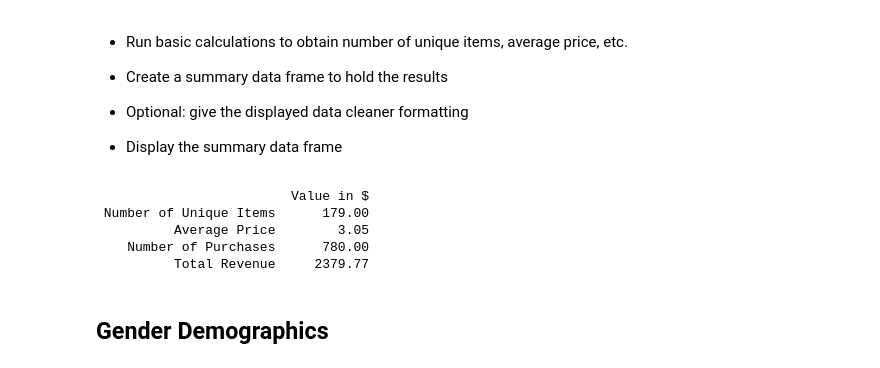
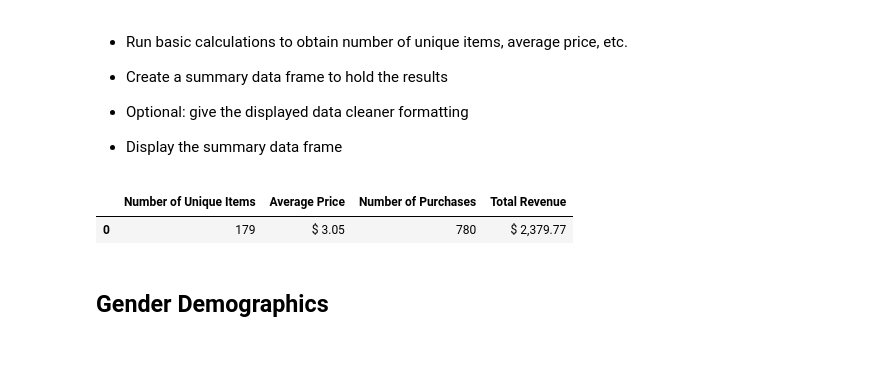
Before and after one commit to daysthroughcode/pandas-challenge, a Jupyter notebook: HeroesOfPymoli/HeroesOfPymoli.ipynb, the cells around one changed output. Drawn from its saved outputs; the diff is of its cells as text; code cells hidden in the pictures.

```diff
--- a/HeroesOfPymoli/HeroesOfPymoli.ipynb
+++ b/HeroesOfPymoli/HeroesOfPymoli.ipynb
@@ -109,35 +115,38 @@ print(play_sum_df.to_string(index=False))
 
 * Display the summary data frame
 # %%
+sum_df = pd.DataFrame(index=[0])
+
 #Count Unique Items
 
 items = pd.unique(df.Item_ID)
-item_count = len(items)
+items_count = len(items)
+sum_df['Number of Unique Items'] = [items_count]
 
 #Calculate Average Price
 
 price_mean = df['Price'].mean()
-price_mean = round(price_mean, 2)
+sum_df['Average Price'] = [round(price_mean, 2)]
 
 #Calculate Total Purchases
 
 total_purch = df['Purchase_ID'].count()
+sum_df['Number of Purchases'] = [total_purch]
 
 #Total Revenue
 
 total_rev = df['Price'].sum()
+sum_df['Total Revenue'] = [total_rev]
 
-#Print Results
+#Fix Styling for Summary DF
+sum_df = sum_df.head(1).style.format({"Average Price": "${:15,.2f}","Total Revenue": "${:15,.2f}"}).set_properties(**{'text-align': 'left'})
 
-data_sum = (["Number of Unique Items", item_count], ["Average Price", price_mean], ["Number of Purchases",total_purch],["Total Revenue", total_rev])
-sum_df = pd.DataFrame(data_sum, columns=['','Value in $'])
-print(sum_df.to_string(index=False))
+#call summary
+
+sum_df
 # %% [output]
-                         Value in $
- Number of Unique Items      179.00
-          Average Price        3.05
-    Number of Purchases      780.00
-          Total Revenue     2379.77
+|  | Number of Unique Items | Average Price | Number of Purchases | Total Revenue |
+| 0 | 179 | $ 3.05 | 780 | $ 2,379.77 |
 # %% [markdown]
 ## Gender Demographics
 # %% [markdown]
```
Also changed, not shown: parts of 12 cells of this notebook.
